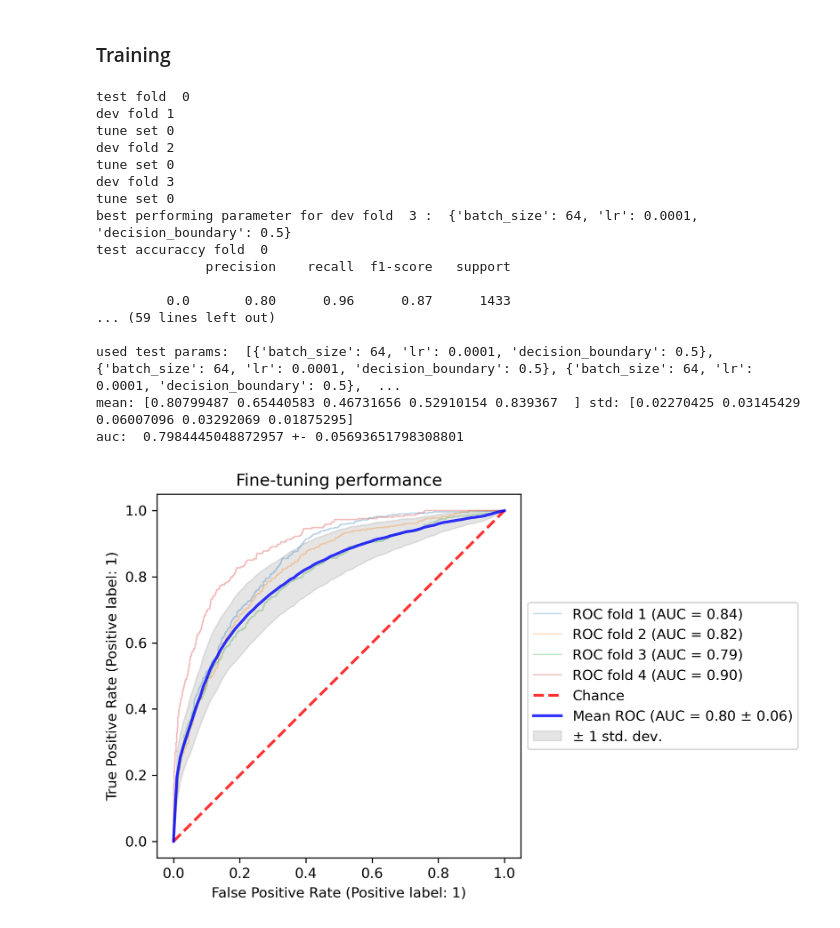
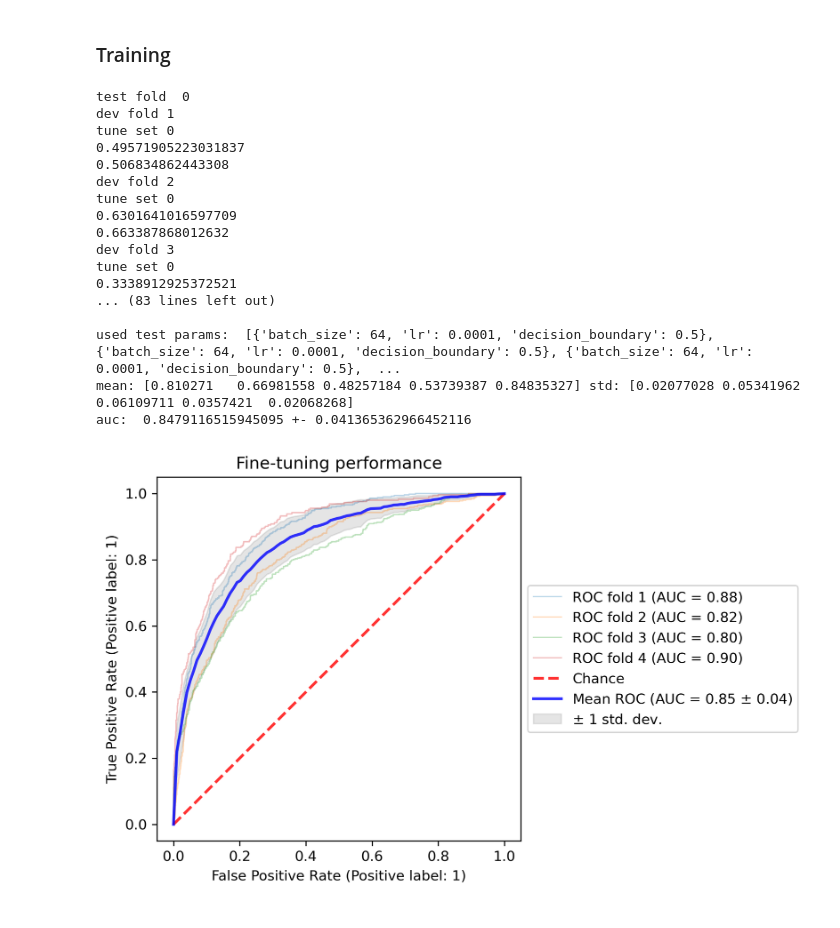
Before and after one commit to annlaurin/dyslexia_classifier, a Jupyter notebook: Multihead_fixation_prediction_v4_fine_tuning_works.ipynb, the cells around one changed output. Saved outputs shown, nothing was run; the diff lists cells and outputs as text; code cells hidden in the pictures.

```diff
--- a/Multihead_fixation_prediction_v4_fine_tuning_works.ipynb
+++ b/Multihead_fixation_prediction_v4_fine_tuning_works.ipynb
@@ -872,7 +895,7 @@ class EyetrackingClassifierBinary(nn.Module):
             if dev_data is not None:
                 dev_accuracy = model.evaluate_bin(dev_data, metric="loss",
                                                   device=device,
-                                                  batch_size = config["batch_size"])
+                                                  config = config)
                 model.train()
                 # print(f"Dev loss: {dev_accuracy} in Epoch {epoch}")
                 if epoch > min_epochs and all(dev_accuracy > i for i in best_losses):
@@ -921,12 +944,12 @@ class EyetrackingClassifierBinary(nn.Module):
         print_report: bool = False,
         metric: str = "loss",
         device: str = "cuda",
-        batch_size = None,
+        config = None,
         per_subj: bool = True,
     ) -> Tuple[float, float, float, float]:
         self.to(device)
         self.eval()
-        loader = torch.utils.data.DataLoader(data, batch_size=batch_size)
+        loader = torch.utils.data.DataLoader(data, batch_size=config["batch_size"])
         y_preds_class = []
         y_preds = []
         y_trues = []
@@ -945,7 +968,7 @@ class EyetrackingClassifierBinary(nn.Module):
             # y_preds_class.append(round(y_pred.item()))
             y_trues.extend([i.item() for i in y])
             subjs.extend([i for i in subj])
-        avg_loss = loss /math.ceil(len(loader.dataset)/batch_size)
+        avg_loss = loss /math.ceil(len(loader.dataset)/config['batch_size'])
         if per_subj:
             subjs, y_preds, y_preds_class, y_trues = aggregate_per_subject(
                 subjs, y_preds, y_preds_class, y_trues
@@ -998,7 +1021,9 @@ class BinaryTransformerClassifier(EyetrackingClassifierBinary):
 
         # new trainable layers
         self.tuning = nn.Sequential(
-            nn.Linear(self.dim_upscale, 1, bias = True),
+            nn.Linear(self.dim_upscale, 20, bias = True),
+            nn.Linear(20, 10, bias = True),
+            nn.Linear(10, 1, bias = True),
         )
 
 
@@ -1242,7 +1267,7 @@ for test_fold in range(NUM_FOLDS):
                     data=dev_dataset,
                     device=device,
                     metric="loss",
-                    batch_size = parameter_sample[tune_set]["batch_size"]
+                    config = parameter_sample[tune_set]
                 )
                 parameter_evaluations[dev_fold, tune_set] = tune_accuracy
                 print(tune_accuracy)
@@ -1298,7 +1323,7 @@ for test_fold in range(NUM_FOLDS):
         metric="all",
         print_report=True,
         per_subj=BATCH_SUBJECTS,
-        batch_size = params_test["batch_size"]
+        config = params_test
     )
     # print("test acc fold ", test_fold, " : ", test_accuracy)
     test_accuracies.append(test_accuracy)
@@ -1322,39 +1347,39 @@ print(
 )
 
 if args.roc:
     Roc.plot()
     Roc.save()
     print("auc: ", Roc.mean_auc, "+-", Roc.std_auc)
 pred_level = "subjectpred" if BATCH_SUBJECTS else "textpred"
 final_scores_mean = np.mean(test_accuracies, axis=0)
 final_scores_std = np.std(test_accuracies, axis=0) / np.sqrt(NUM_FOLDS)
 final_scores_mean = np.insert(final_scores_mean, 0, Roc.mean_auc, axis=0)
 final_scores_std = np.insert(final_scores_std, 0, Roc.std_auc, axis=0)
 # out_str = ""
 # with open(f"reader_prediction_results/reading_speed_info/{args.model}_scores_{pred_level}.txt", "w") as f:
 #     for i in range(len(final_scores_mean)):
 #         out_str += f"${round(final_scores_mean[i],2):1.2f}\db{{{round(final_scores_std[i],2):1.2f}}}$"
 #         if i < len(final_scores_mean) - 1:
 #             out_str += " & "
 #         else:
 #             out_str += " \\\\ "
 #     f.write(out_str)
 # %% [output]
 test fold  0
 dev fold 1
 tune set 0
+0.49571905223031837
+0.506834862443308
 dev fold 2
 tune set 0
+0.6301641016597709
+0.663387868012632
 dev fold 3
 tune set 0
-best performing parameter for dev fold  3 :  {'batch_size': 64, 'lr': 0.0001, 'decision_boundary': 0.5}
-test accuraccy fold  0
-              precision    recall  f1-score   support
-
-         0.0       0.80      0.96      0.87      1433
-... (59 lines left out)
+0.3338912925372521
+... (83 lines left out)
 
 used test params:  [{'batch_size': 64, 'lr': 0.0001, 'decision_boundary': 0.5}, {'batch_size': 64, 'lr': 0.0001, 'decision_boundary': 0.5}, {'batch_size': 64, 'lr': 0.0001, 'decision_boundary': 0.5},  ...
-mean: [0.80799487 0.65440583 0.46731656 0.52910154 0.839367  ] std: [0.02270425 0.03145429 0.06007096 0.03292069 0.01875295]
-auc:  0.7984445048872957 +- 0.05693651798308801
+mean: [0.810271   0.66981558 0.48257184 0.53739387 0.84835327] std: [0.02077028 0.05341962 0.06109711 0.0357421  0.02068268]
+auc:  0.8479116515945095 +- 0.041365362966452116
-[figure, old version]
+[figure, new version]
```
Also changed, not shown: parts of 5 cells of this notebook.
